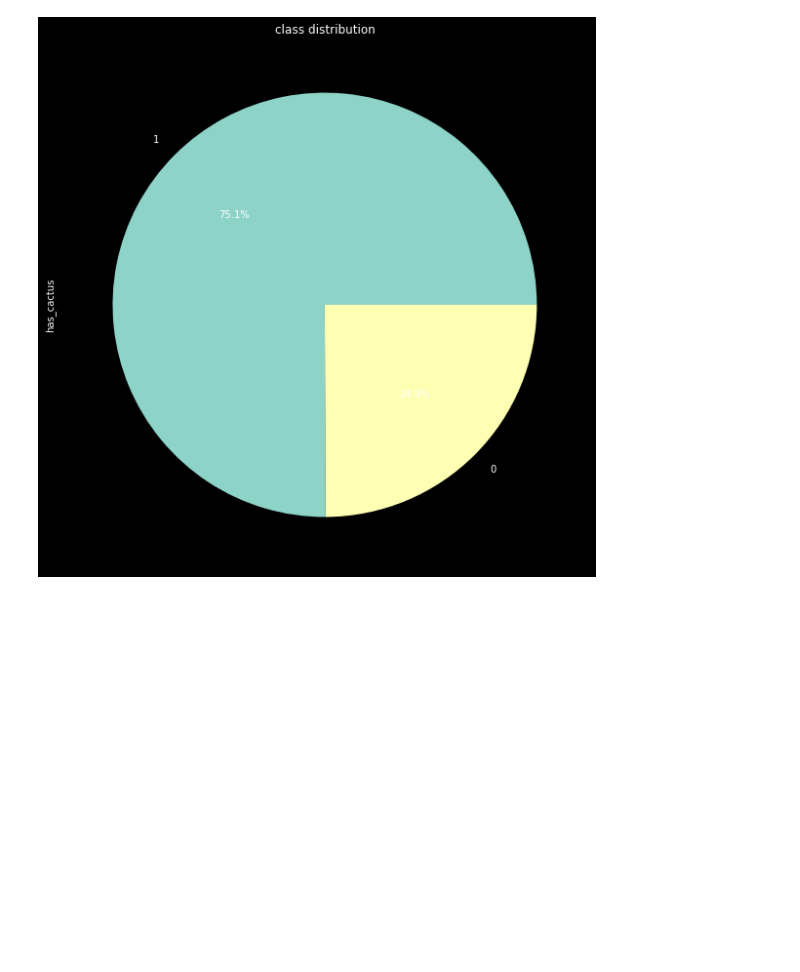
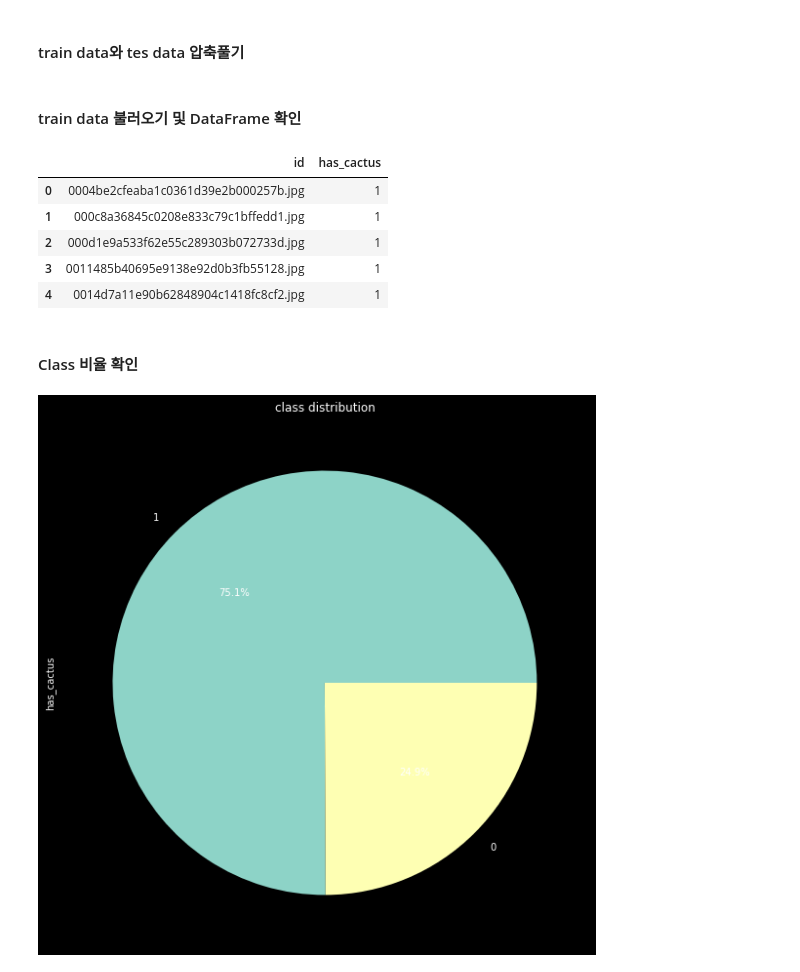
Before and after one commit to happycoder-leesh/kaggle_study, a Jupyter notebook: 7th_homework/7th_week_homework.ipynb, the cells around one changed output. Drawn from its saved outputs; the diff is of its cells as text; code cells hidden in the pictures; blank space fills up the shorter version.

```diff
--- a/7th_homework/7th_week_homework.ipynb
+++ b/7th_homework/7th_week_homework.ipynb
@@ -7,11 +14,26 @@ import seaborn as sns
+# %% [markdown]
+#### train data와 tes data 압축풀기
 # %%
 train_data = zipfile.ZipFile("./train.zip")
 train_data.extractall()
 # %%
 test_data = zipfile.ZipFile("./test.zip")
 test_data.extractall()
+# %% [markdown]
+#### train data 불러오기 및 DataFrame 확인
 # %%
 train = pd.read_csv('train.csv')
+# %%
+train.head()
+# %% [output]
+|  | id | has_cactus |
+| 0 | 0004be2cfeaba1c0361d39e2b000257b.jpg | 1 |
+| 1 | 000c8a36845c0208e833c79c1bffedd1.jpg | 1 |
+| 2 | 000d1e9a533f62e55c289303b072733d.jpg | 1 |
+| 3 | 0011485b40695e9138e92d0b3fb55128.jpg | 1 |
+| 4 | 0014d7a11e90b62848904c1418fc8cf2.jpg | 1 |
+# %% [markdown]
+#### Class 비율 확인
 # %%
 plt.style.use('dark_background')
 plt.title("class distribution")
```
Also changed, not shown: parts of 30 cells of this notebook, 1 other file.
